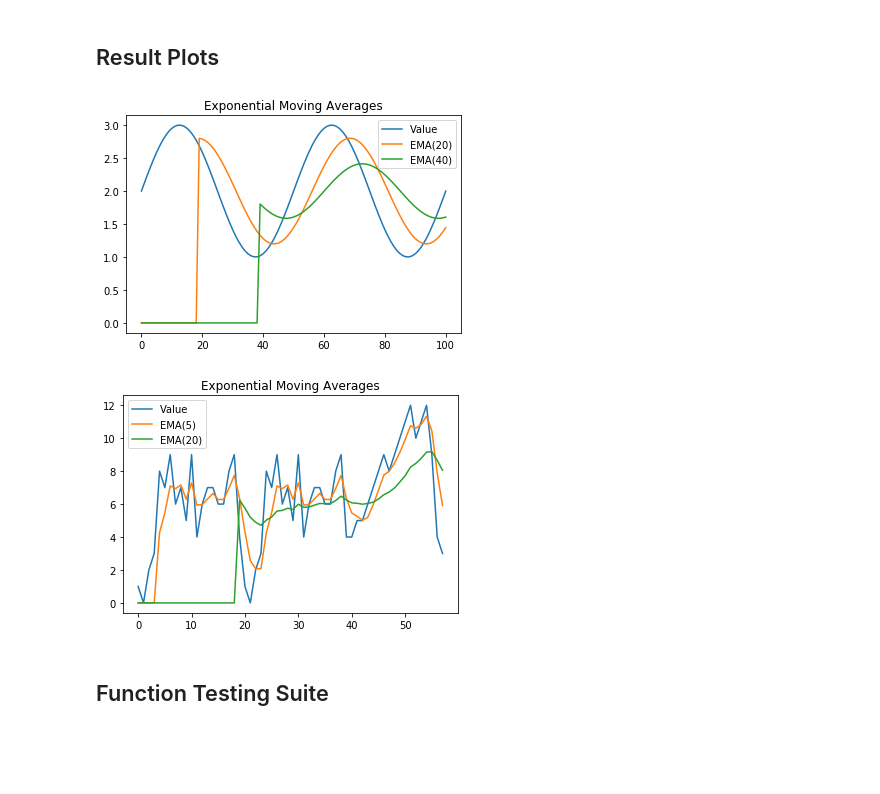
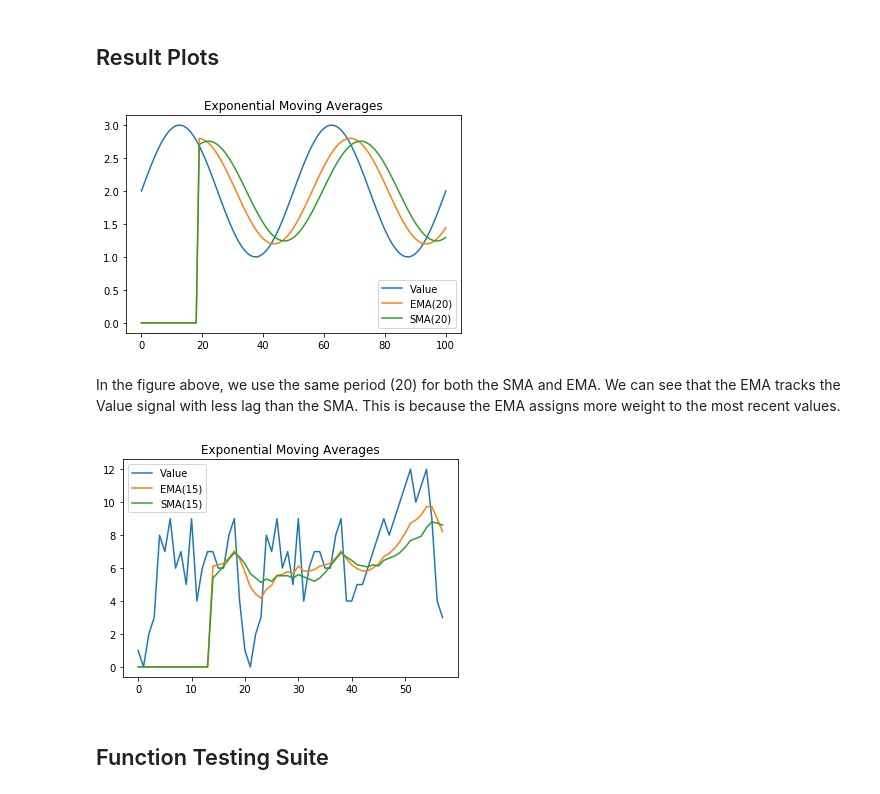
Before and after one commit to kilolux/fsp-demos, a Jupyter notebook: sma-ema-comparison-demo.ipynb, the cells around one changed output. Cells and saved outputs as stored; diff of their text form; code cells hidden in the pictures; blank space fills up the shorter version.

Commit message:
Added documentation and fixed plotting function.

```diff
--- a/sma-ema-comparison-demo.ipynb
+++ b/sma-ema-comparison-demo.ipynb
@@ -126,16 +126,16 @@ def getSMAlist(data, sma_period):
 ## Plotting Function
 # %%
 # Plots 3 lines: raw data, EMA(period_1), EMA(period_2)
-def calculateAndPlotEMA(data, ema_period_1, ema_period_2):
+def calculateAndPlotSMAandEMA(data, ema_period_1, sma_period_1):
     ema_1 = getEMAdataset(data, ema_period_1)
-    ema_2 = getEMAdataset(data, ema_period_2)
+    sma_1 = getSMAlist(data, sma_period_1)
     x = np.arange(len(data))
     plt.plot(x, data)
     plt.plot(x, ema_1)
-    plt.plot(x, ema_2)
+    plt.plot(x, sma_1)
     ema_legend_text_1 = "EMA(" + str(ema_period_1) + ")"
-    ema_legend_text_2 = "EMA(" + str(ema_period_2) + ")"
-    plt.legend(['Value', ema_legend_text_1, ema_legend_text_2])
+    sma_legend_text_1 = "SMA(" + str(sma_period_1) + ")"
+    plt.legend(['Value', ema_legend_text_1, sma_legend_text_1])
     plt.title("Exponential Moving Averages")
     plt.show()
 # %% [markdown]
@@ -157,22 +157,24 @@ def generateSineWave(period, amplitude, sigma, start, end):
 # %%
 # Sine Wave Inputs
 period = 50.0
 amplitude = 2.0
 sigma = 2.0
 start = 0.0
 end = 100.0
 sineData = generateSineWave(period, amplitude, sigma, start, end)
-calculateAndPlotEMA(sineData, 20, 40)
+calculateAndPlotSMAandEMA(sineData, 20, 20)
 # %% [output]
-[figure, old version]
+[figure, new version]
+# %% [markdown]
+In the figure above, we use the same period (20) for both the SMA and EMA. We can see that the EMA tracks the Value signal with less lag than the SMA. This is because the EMA assigns more weight to the most recent values.
 # %%
 # Using some fictional data.
 finalData = [1, 0, 2, 3, 8, 7, 9, 6, 7, 5, 9, 4, 6, 7, 7, 6, 6, 8, 9, 4,
            1, 0, 2, 3, 8, 7, 9, 6, 7, 5, 9, 4, 6, 7, 7, 6, 6, 8, 9, 4,
            4, 5, 5, 6, 7, 8, 9, 8, 9, 10, 11, 12, 10, 11, 12, 9, 4, 3]
-calculateAndPlotEMA(finalData, 5, 20)
+calculateAndPlotSMAandEMA(finalData, 15, 15)
 # %% [output]
-[figure, old version]
+[figure, new version]
 # %% [markdown]
 ## Function Testing Suite
 # %%
```
Also changed, not shown: parts of 1 cell of this notebook.
